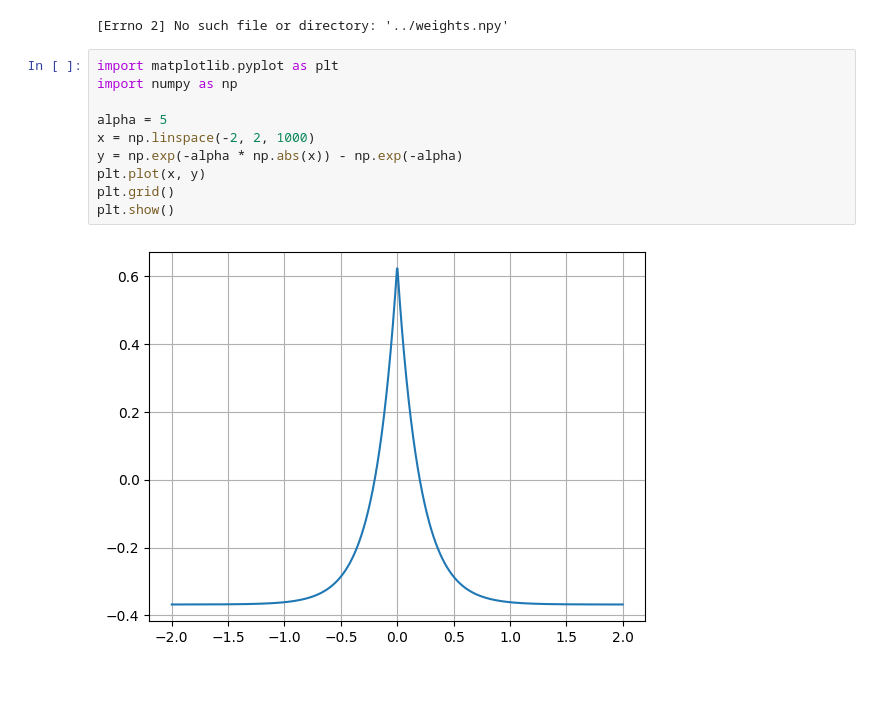
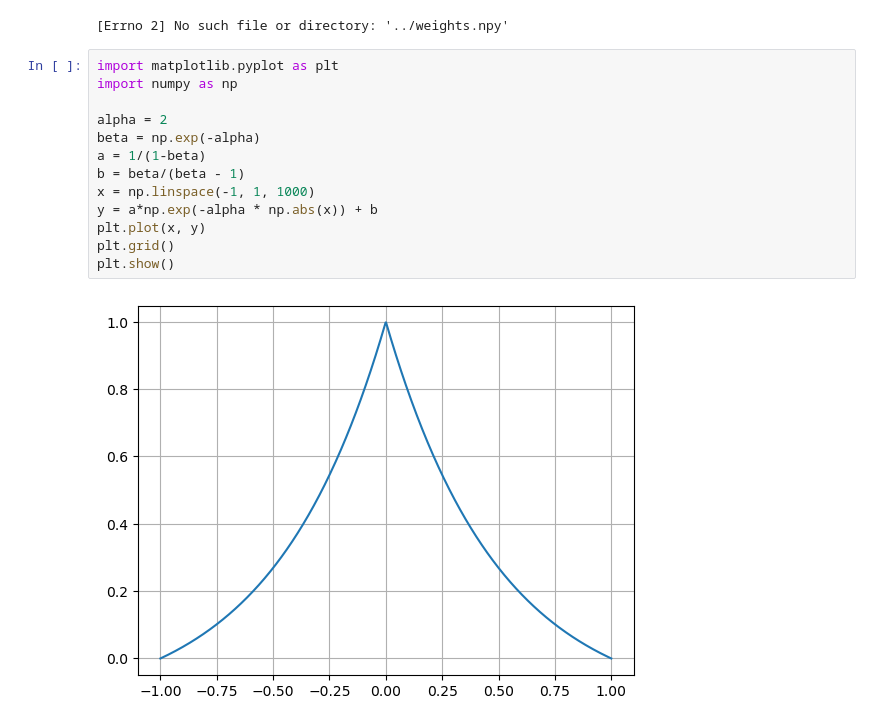
Before and after one commit to wngfra/tac3d, a Jupyter notebook: python/simdata_analysis.ipynb, the cells around one changed output. Saved outputs shown, nothing was run; the diff lists cells and outputs as text; blank space fills up the shorter version.

```diff
--- a/python/simdata_analysis.ipynb
+++ b/python/simdata_analysis.ipynb
@@ -116,12 +116,15 @@ except FileNotFoundError as e:
 # %%
 import matplotlib.pyplot as plt
 import numpy as np
 
-alpha = 5
-x = np.linspace(-2, 2, 1000)
-y = np.exp(-alpha * np.abs(x)) - np.exp(-alpha)
+alpha = 2
+beta = np.exp(-alpha)
+a = 1/(1-beta)
+b = beta/(beta - 1)
+x = np.linspace(-1, 1, 1000)
+y = a*np.exp(-alpha * np.abs(x)) + b
 plt.plot(x, y)
 plt.grid()
 plt.show()
 # %% [output]
-[figure, old version]
+[figure, new version]
```
Also changed, not shown: 6 other files.
